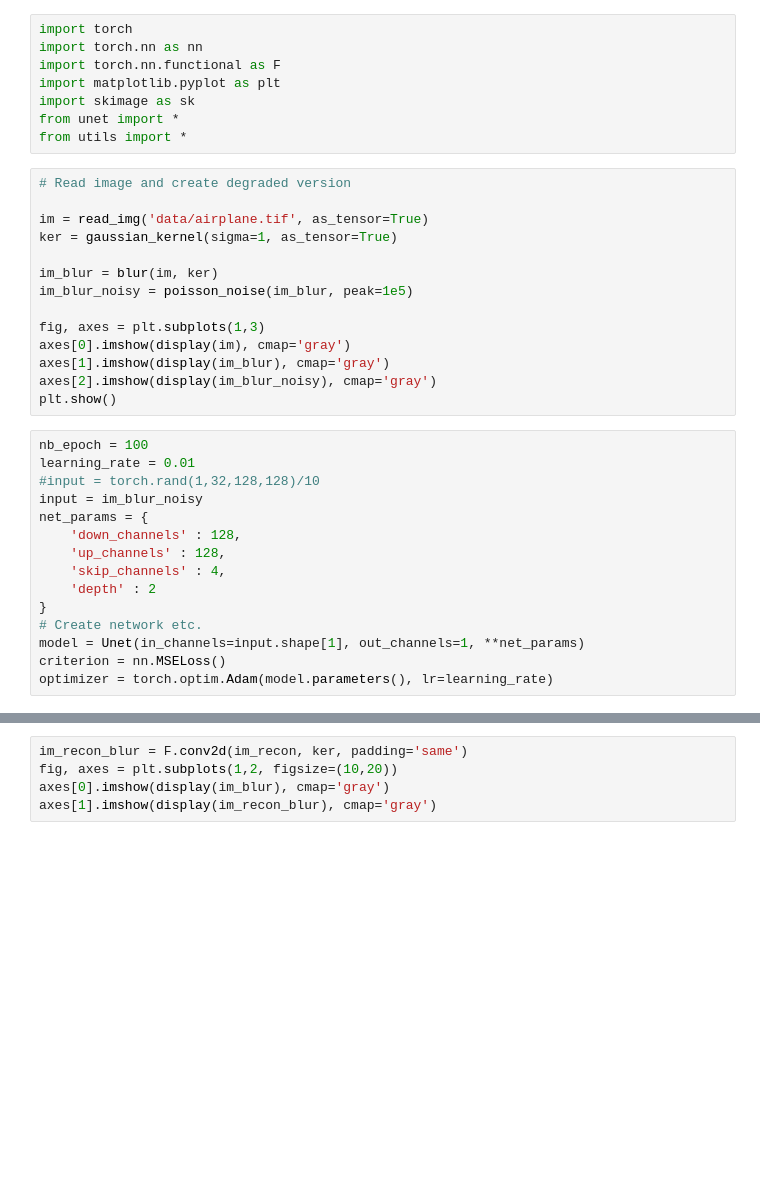
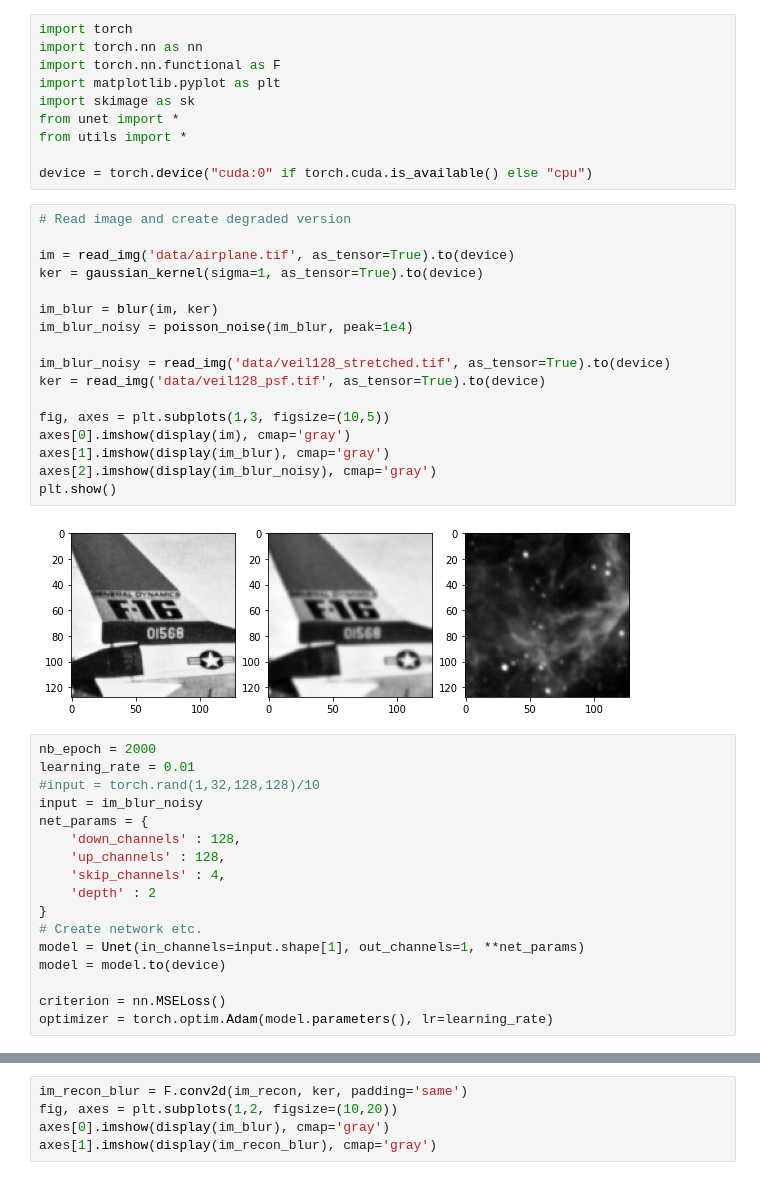
Before and after one commit to LudoRey/dip-deblur, a Jupyter notebook: proj.ipynb, the cells around one changed output, grey strips where cells are left out. Drawn from its saved outputs; the diff is of its cells as text; blank space fills up the shorter version.

```diff
--- a/proj.ipynb
+++ b/proj.ipynb
@@ -6,22 +17,29 @@ import matplotlib.pyplot as plt
 import skimage as sk
 from unet import *
 from utils import *
+
+device = torch.device("cuda:0" if torch.cuda.is_available() else "cpu")
 # %%
 # Read image and create degraded version
 
-im = read_img('data/airplane.tif', as_tensor=True)
-ker = gaussian_kernel(sigma=1, as_tensor=True)
+im = read_img('data/airplane.tif', as_tensor=True).to(device)
+ker = gaussian_kernel(sigma=1, as_tensor=True).to(device)
 
 im_blur = blur(im, ker)
-im_blur_noisy = poisson_noise(im_blur, peak=1e5)
+im_blur_noisy = poisson_noise(im_blur, peak=1e4)
 
-fig, axes = plt.subplots(1,3)
+im_blur_noisy = read_img('data/veil128_stretched.tif', as_tensor=True).to(device)
+ker = read_img('data/veil128_psf.tif', as_tensor=True).to(device)
+
+fig, axes = plt.subplots(1,3, figsize=(10,5))
 axes[0].imshow(display(im), cmap='gray')
 axes[1].imshow(display(im_blur), cmap='gray')
 axes[2].imshow(display(im_blur_noisy), cmap='gray')
 plt.show()
+# %% [output]
+[figure, added]
 # %%
-nb_epoch = 100
+nb_epoch = 2000
 learning_rate = 0.01
 #input = torch.rand(1,32,128,128)/10
 input = im_blur_noisy
@@ -33,6 +51,8 @@ net_params = {
 }
 # Create network etc.
 model = Unet(in_channels=input.shape[1], out_channels=1, **net_params)
+model = model.to(device)
+
 criterion = nn.MSELoss()
 optimizer = torch.optim.Adam(model.parameters(), lr=learning_rate)
 # %%
```
Also changed, not shown: parts of 3 cells of this notebook.
